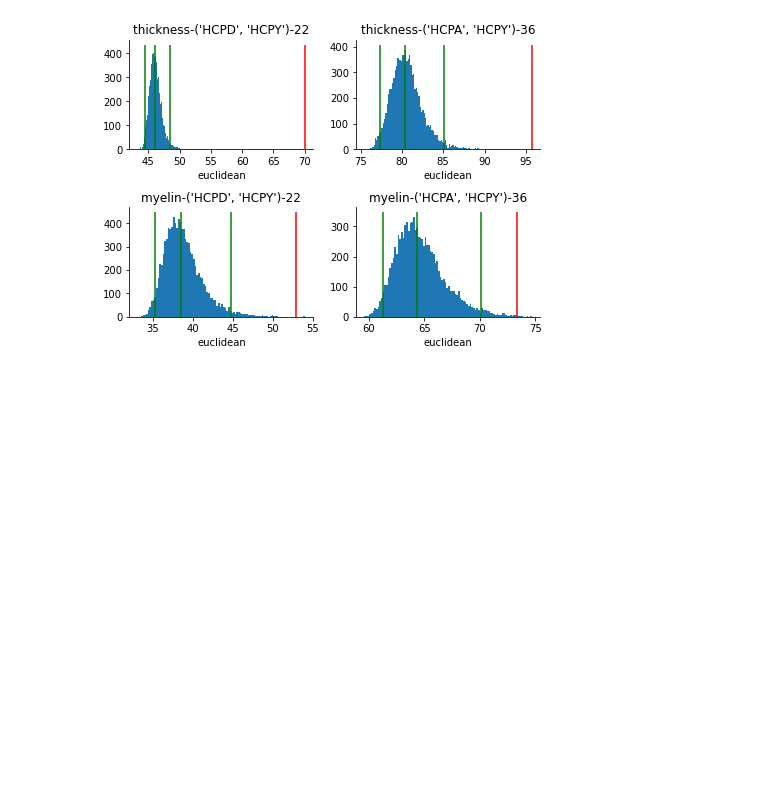
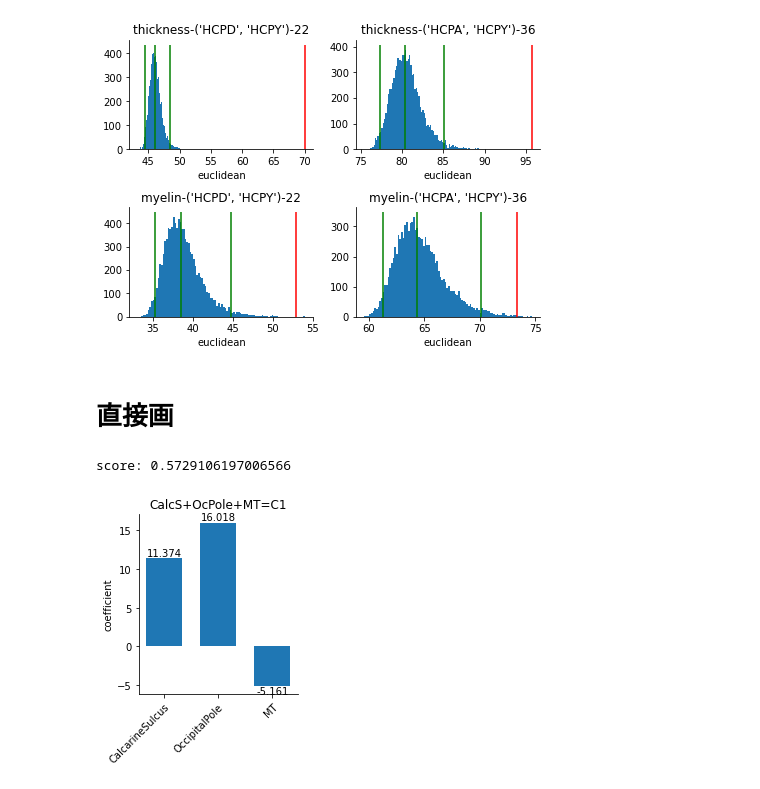
Before and after one commit to BNUCNL/nibrain, a Jupyter notebook: cxy_visual_dev/scripts/plot_tmp.ipynb, the cells around one changed output. Drawn from its saved outputs; the diff is of its cells as text; code cells hidden in the pictures; blank space fills up the shorter version.

```diff
--- a/cxy_visual_dev/scripts/plot_tmp.ipynb
+++ b/cxy_visual_dev/scripts/plot_tmp.ipynb
@@ -8,10 +8,12 @@ import nibabel as nib
 from os.path import join as pjoin
 from matplotlib import pyplot as plt
 from magicbox.io.io import CiftiReader
+from magicbox.algorithm.plot import plot_bar
 from cxy_visual_dev.lib.predefine import proj_dir,\
     s1200_1096_myelin, s1200_1096_thickness, dataset_name2info
 
-work_dir = pjoin(proj_dir, 'analysis/plot/plot_tmp')
+anal_dir = pjoin(proj_dir, 'analysis')
+work_dir = pjoin(anal_dir, 'plot/tmp')
 if not os.path.isdir(work_dir):
     os.makedirs(work_dir)
 # %% [markdown]
@@ -141,3 +143,18 @@ plt.tight_layout()
 plt.savefig(pjoin(work_dir, 'permute_zscore.jpg'))
 # %% [output]
 [figure]
+# %% [markdown]
+# 直接画
+# %%
+fname = 'CalcS+OcPole+MT=C1'
+df = pd.read_csv(pjoin(anal_dir, f'fit/{fname}.csv'))
+print('score:', df['score_C1'].item())
+
+coef_names = [i for i in df.columns if i.startswith('coef_C1_')]
+feat_names = tuple(i.split('_')[-1] for i in coef_names)
+plot_bar(y=np.array(df.loc[0, coef_names]), figsize=(3, 4), show_height='.3f',
+         xticklabel=feat_names, rotate_xticklabel=True, ylabel='coefficient',
+         title=fname, mode=pjoin(work_dir, f'{fname}.jpg'))
+# %% [output]
+score: 0.5729106197006566
+[figure, added]
```
Also changed, not shown: 1 other file.
